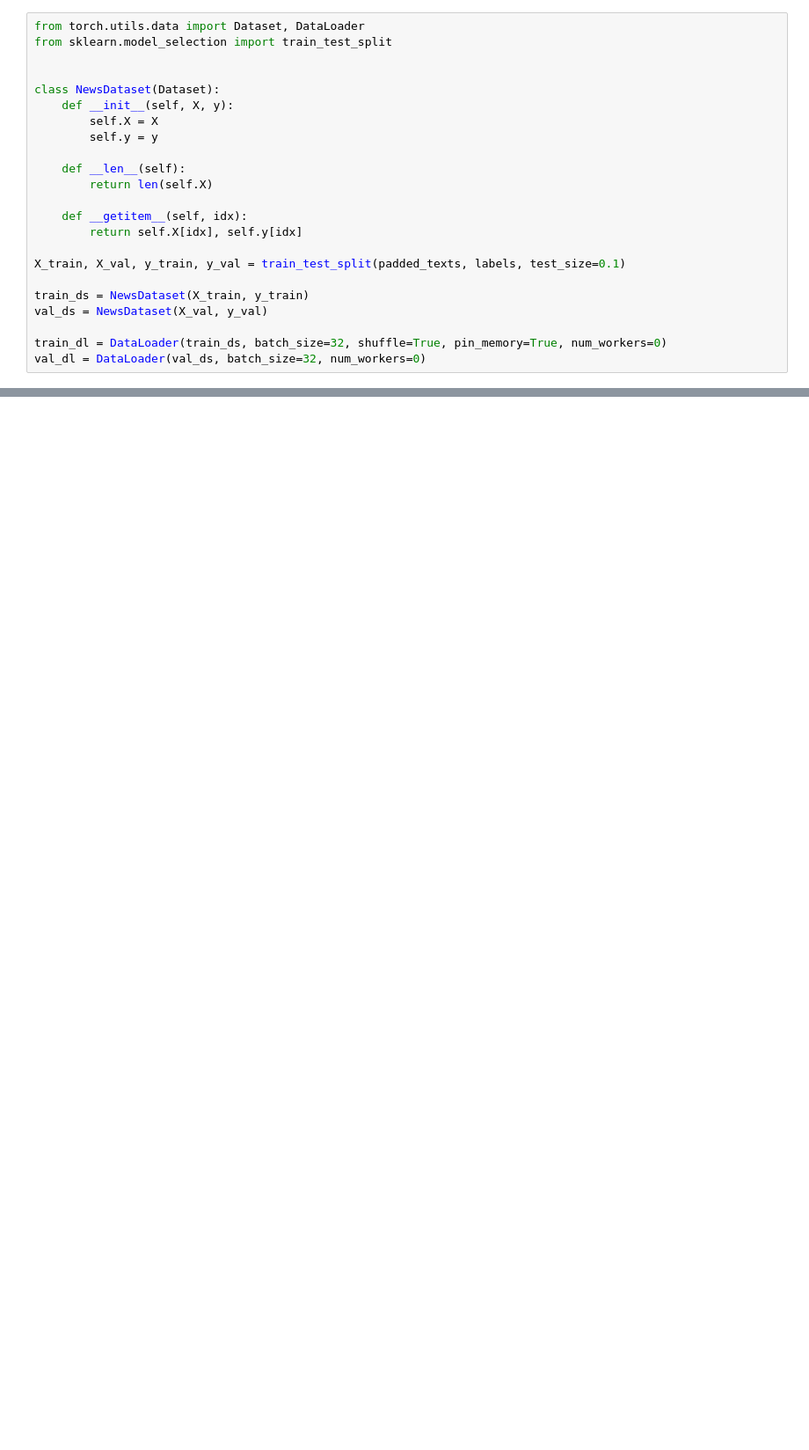
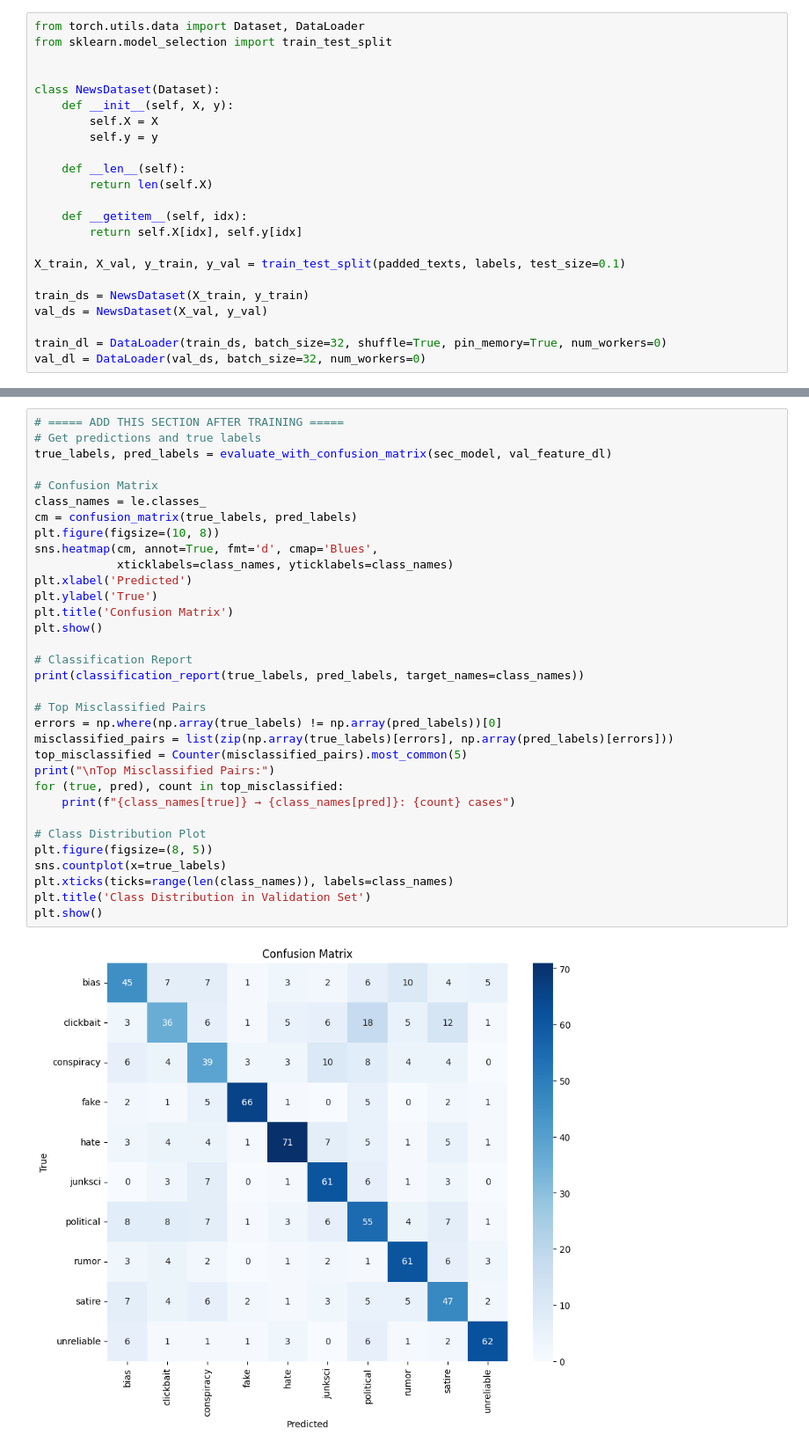
Before and after one commit to vamshinenavath/Fake-News-Detection, a Jupyter notebook: secondary_multiclassifier.ipynb, the cells around one changed output, grey strips where cells are left out. Shown at 88% size. Saved outputs shown, nothing was run; the diff lists cells and outputs as text; blank space fills up the shorter version.

```diff
--- a/secondary_multiclassifier.ipynb
+++ b/secondary_multiclassifier.ipynb
@@ -258 +288,36 @@ Epoch 110, Loss: 0.9330, Val Acc: 0.6114
 ... (9 outputs left out)
+# %%
+# ===== ADD THIS SECTION AFTER TRAINING =====
+# Get predictions and true labels
+true_labels, pred_labels = evaluate_with_confusion_matrix(sec_model, val_feature_dl)
+
+# Confusion Matrix
+class_names = le.classes_
+cm = confusion_matrix(true_labels, pred_labels)
+plt.figure(figsize=(10, 8))
+sns.heatmap(cm, annot=True, fmt='d', cmap='Blues',
+            xticklabels=class_names, yticklabels=class_names)
+plt.xlabel('Predicted')
+plt.ylabel('True')
+plt.title('Confusion Matrix')
+plt.show()
+
+# Classification Report
+print(classification_report(true_labels, pred_labels, target_names=class_names))
+
+# Top Misclassified Pairs
+errors = np.where(np.array(true_labels) != np.array(pred_labels))[0]
+misclassified_pairs = list(zip(np.array(true_labels)[errors], np.array(pred_labels)[errors]))
+top_misclassified = Counter(misclassified_pairs).most_common(5)
+print("\nTop Misclassified Pairs:")
+for (true, pred), count in top_misclassified:
+    print(f"{class_names[true]} → {class_names[pred]}: {count} cases")
+
+# Class Distribution Plot
+plt.figure(figsize=(8, 5))
+sns.countplot(x=true_labels)
+plt.xticks(ticks=range(len(class_names)), labels=class_names)
+plt.title('Class Distribution in Validation Set')
+plt.show()
+# %% [output]
+[figure, added]
```
Also changed, not shown: parts of 7 cells of this notebook, 6 other files.
